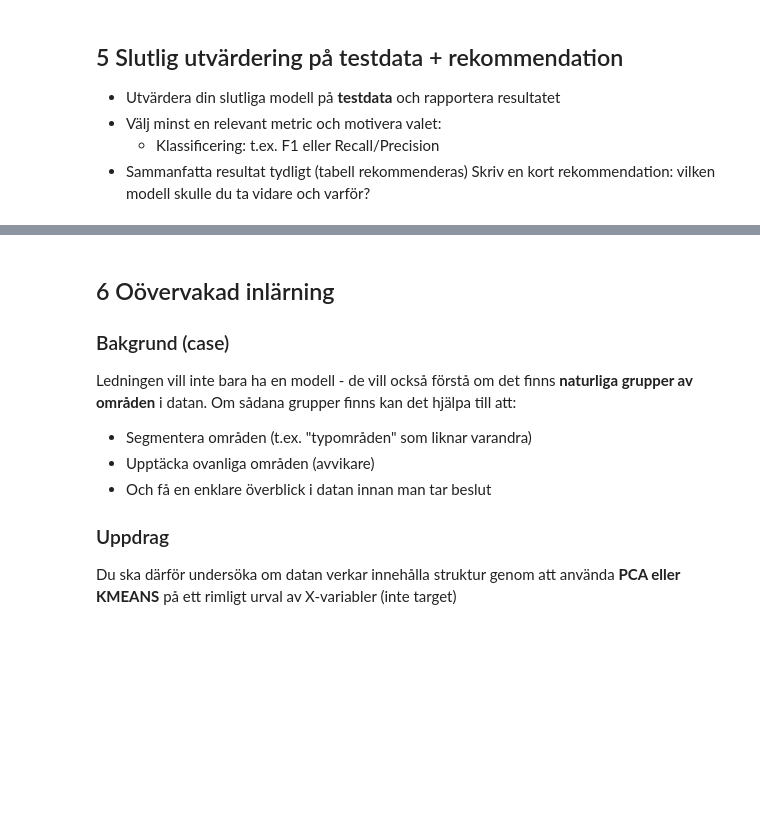
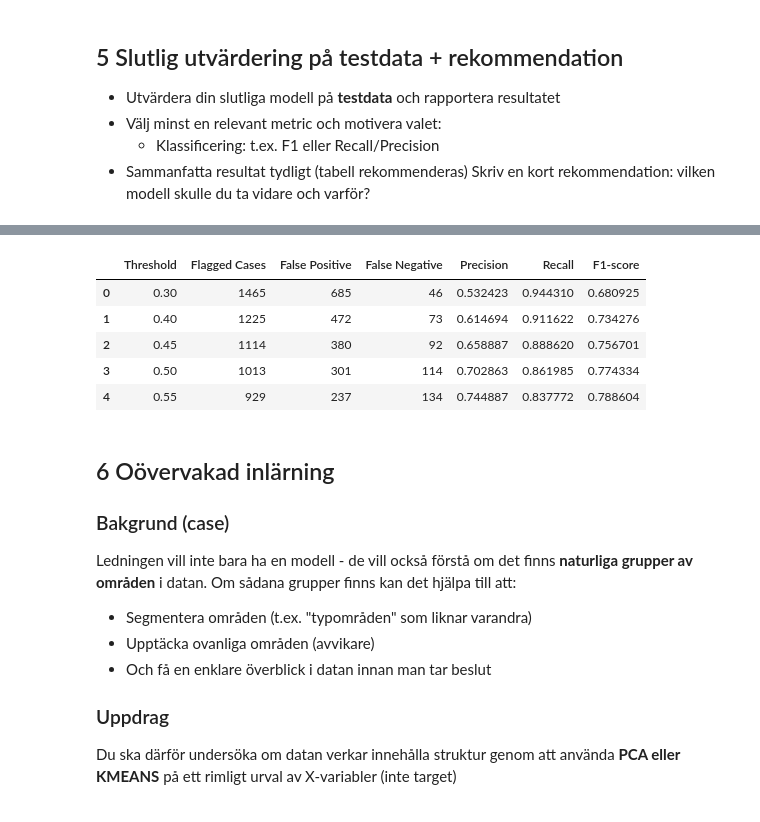
Before and after one commit to josefinoleryd/california-housing-ml, a Jupyter notebook: notebooks/california-housing-analysis.ipynb, the cells around one changed output, grey strips where cells are left out. Drawn from its saved outputs; the diff is of its cells as text; code cells hidden in the pictures; blank space fills up the shorter version.

```diff
--- a/notebooks/california-housing-analysis.ipynb
+++ b/notebooks/california-housing-analysis.ipynb
@@ -567,3 +610,39 @@ Skriv en kort rekommendation: vilken modell skulle du ta vidare och varför?
+# %%
+y_proba = best_model.predict_proba(X_test)[:, 1]
+
+thresholds = [0.3, 0.4, 0.45, 0.5, 0.55]
+
+results = []
+
+for t in thresholds:
+    y_pred = (y_proba >= t).astype(int)
+
+    precision = precision_score(y_test, y_pred, zero_division=0)
+    recall = recall_score(y_test, y_pred, zero_division=0)
+    f1 = f1_score(y_test, y_pred, zero_division=0)
+
+    tn, fp, fn, tp = confusion_matrix(y_test, y_pred).ravel()
+
+    results.append({
+        "Threshold": t,
+        "Flagged Cases": y_pred.sum(),
+        "False Positive": fp,
+        "False Negative": fn,
+        "Precision": precision,
+        "Recall": recall,
+        "F1-score": f1
+    })
+
+results_df = pd.DataFrame(results)
+
+results_df
+# %% [output]
+|  | Threshold | Flagged Cases | False Positive | False Negative | Precision | Recall | F1-score |
+| 0 | 0.30 | 1465 | 685 | 46 | 0.532423 | 0.944310 | 0.680925 |
+| 1 | 0.40 | 1225 | 472 | 73 | 0.614694 | 0.911622 | 0.734276 |
+| 2 | 0.45 | 1114 | 380 | 92 | 0.658887 | 0.888620 | 0.756701 |
+| 3 | 0.50 | 1013 | 301 | 114 | 0.702863 | 0.861985 | 0.774334 |
+| 4 | 0.55 | 929 | 237 | 134 | 0.744887 | 0.837772 | 0.788604 |
 # %% [markdown]
 ## 6 Oövervakad inlärning
 
```
Also changed, not shown: parts of 6 cells of this notebook.
